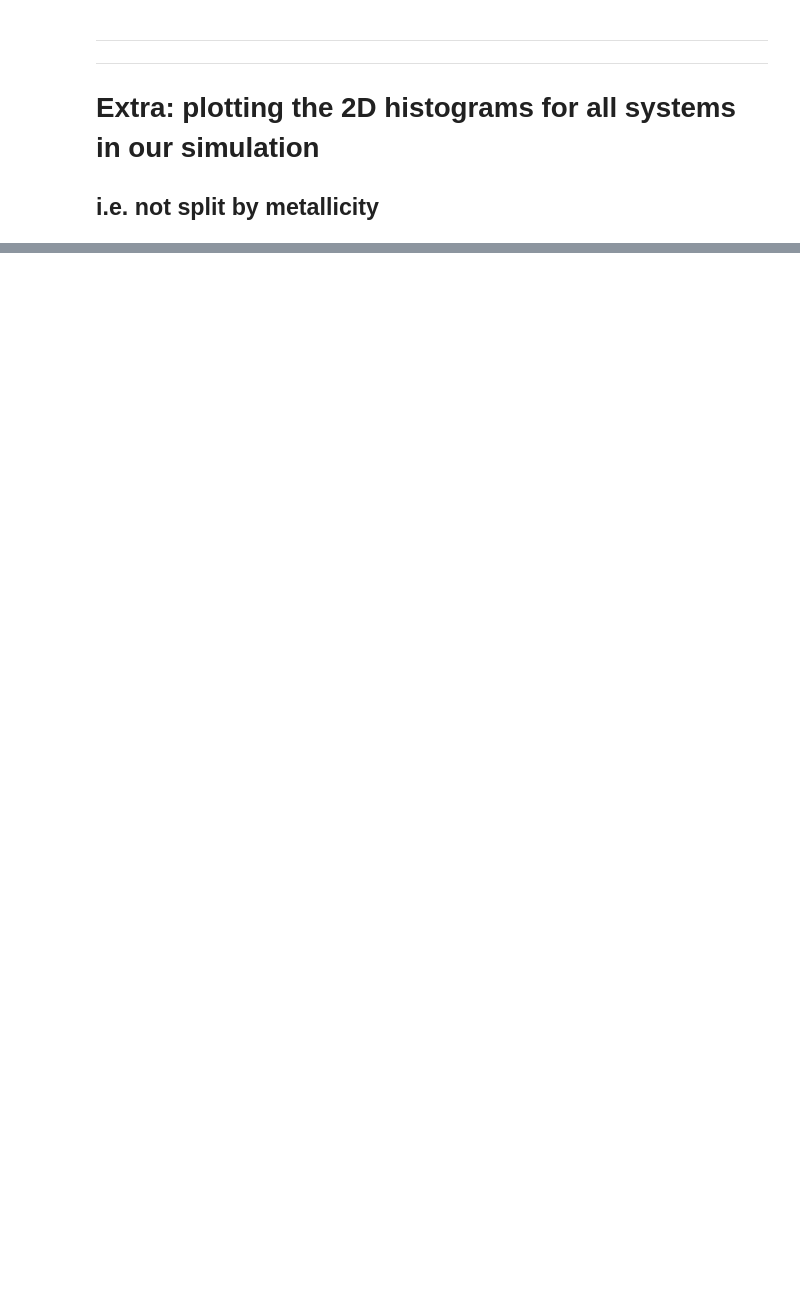
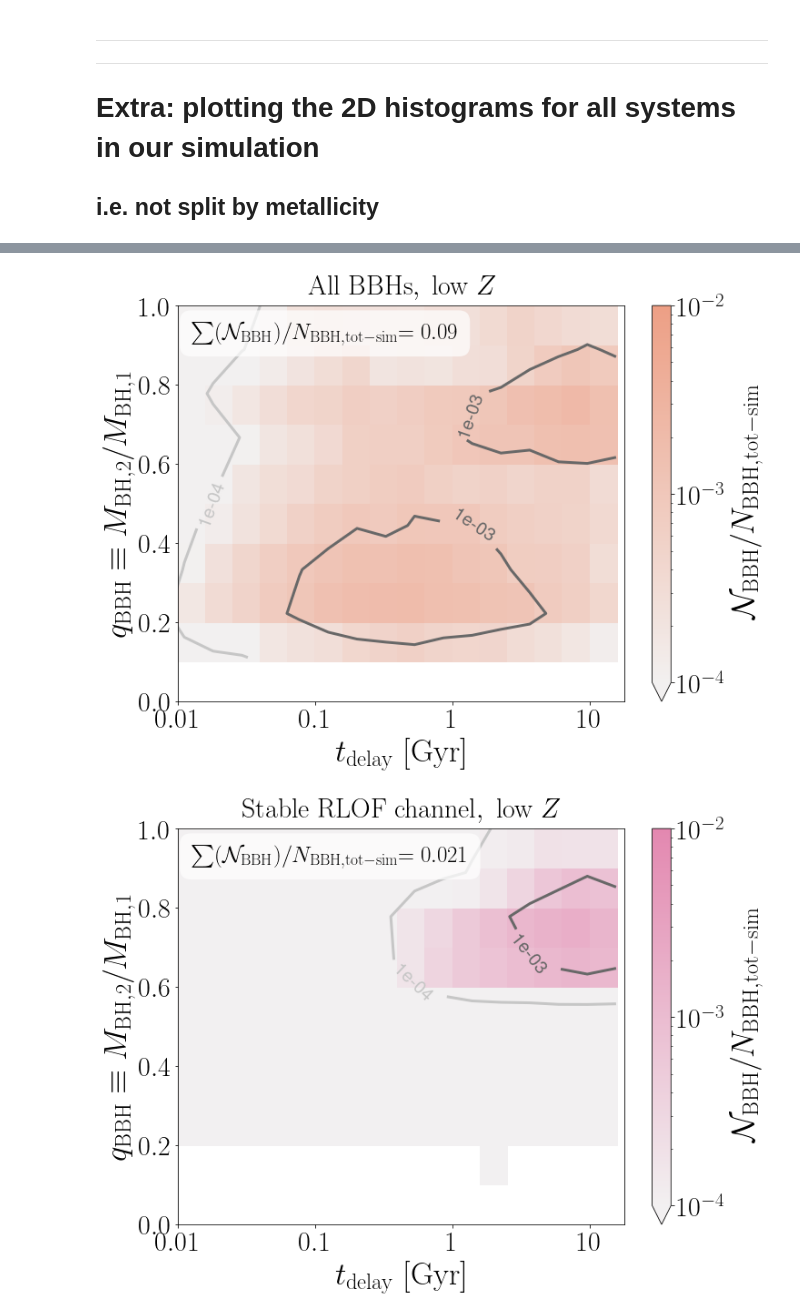
Before and after one commit to LiekeVanSon/RedshiftEvolution_BBHMergers_WeightyMatter, a Jupyter notebook: Code/2_Histograms_Mbh_tdelay.ipynb, the cells around one changed output, grey strips where cells are left out. Cells and saved outputs as stored; diff of their text form; code cells hidden in the pictures; blank space fills up the shorter version.

```diff
--- a/Code/2_Histograms_Mbh_tdelay.ipynb
+++ b/Code/2_Histograms_Mbh_tdelay.ipynb
@@ -339,0 +441,41 @@ Tot_counts = plot_2dHist_MBH_tdelay(DCO, Bool, title=' $\mathrm{CE \ channel}$',
+# %%
+#######################
+# High metallicity
+high_Z_bool = DCO['Metallicity@ZAMS(1)'] > 0.014/5
+
+
+
+## All BBH
+Bool =  DCO_mask *nonCHE_bool * high_Z_bool
+kleur_map = sns.light_palette("#ED9F85", as_cmap=True)
+Tot_counts = plot_2dHist_MBH_tdelay(DCO, Bool, y_key = 'q_BBH',y_bins = np.arange(0,1.1, 0.1), ylim = (0,1),
+                                    ylabel = '$q_{\mathrm{BBH}} \equiv M_{\mathrm{BH, 2}}/M_{\mathrm{BH, 1}}$',
+                                    title='$\mathrm{All \ BBHs, \ low} \ Z$',  normalize = N_BBH_tot,
+                                    Vmin = 1e-4, Vmax = 0.01,contour_levels = [1e-4, 1e-3, 3e-3,  6e-3, 1e-2],
+                                    savestr= 'q_BBH_'+sim_save_str+'All_highZ', kleur = kleur_map, save_plot=True )
+
+
+
+## No CE
+noCEbool = DCO['CE_Event_Count'] == 0
+Bool = noCEbool *DCO_mask * nonCHE_bool* high_Z_bool
+kleur_map = sns.light_palette("#e388b0", as_cmap=True)
+Tot_counts = plot_2dHist_MBH_tdelay(DCO, Bool,  y_key = 'q_BBH',y_bins = np.arange(0,1.1, 0.1), ylim = (0,1),
+                                    ylabel = '$q_{\mathrm{BBH}} \equiv M_{\mathrm{BH, 2}}/M_{\mathrm{BH, 1}}$',
+                                    title='$\mathrm{Stable \ RLOF \ channel, \ low} \ Z$',  normalize = N_BBH_tot,
+                                    Vmin = 1e-4, Vmax = 0.01,contour_levels = [1e-4,1e-3, 3e-3,  6e-3, 1e-2],
+                                    savestr= 'q_BBH_'+sim_save_str+'RLOF_highZ', kleur = kleur_map, save_plot=True )
+
+
+## At least 1 CE
+CEbool = DCO['CE_Event_Count'] > 0
+Bool = CEbool *DCO_mask * nonCHE_bool* high_Z_bool
+kleur_map = sns.light_palette("#73bdb3", as_cmap=True)
+Tot_counts = plot_2dHist_MBH_tdelay(DCO, Bool,  y_key = 'q_BBH',y_bins = np.arange(0,1.1, 0.1), ylim = (0,1),
+                                    ylabel = '$q_{\mathrm{BBH}} \equiv M_{\mathrm{BH, 2}}/M_{\mathrm{BH, 1}}$',
+                                    title='$\mathrm{CE \ channel, \ low} \ Z$',  normalize = N_BBH_tot,
+                                    Vmin = 1e-4, Vmax = 0.01,contour_levels = [1e-4,1e-3, 3e-3,  6e-3, 1e-2],
+                                    savestr= 'q_BBH_'+sim_save_str+'CE_highZ', kleur = kleur_map, save_plot=True )
+# %% [output]
+[figure, added]
+[figure, added]
```
Also changed, not shown: parts of 11 cells of this notebook, 48 other files.
